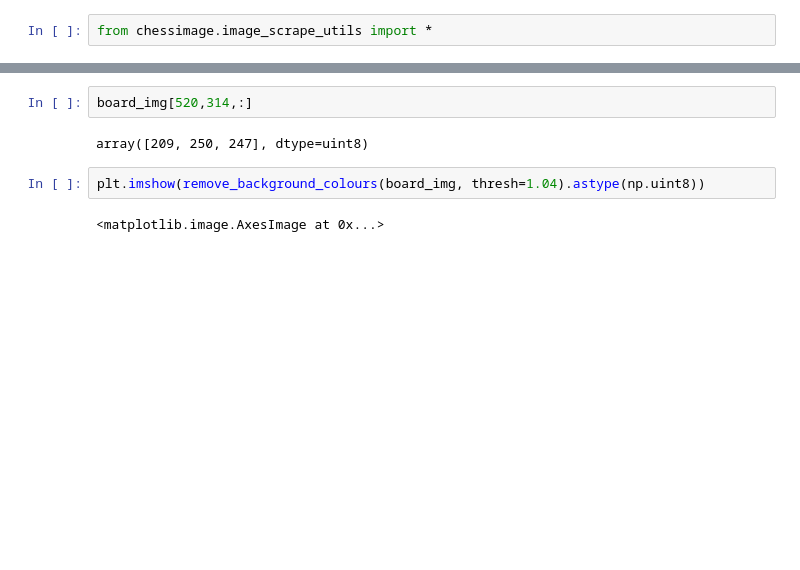
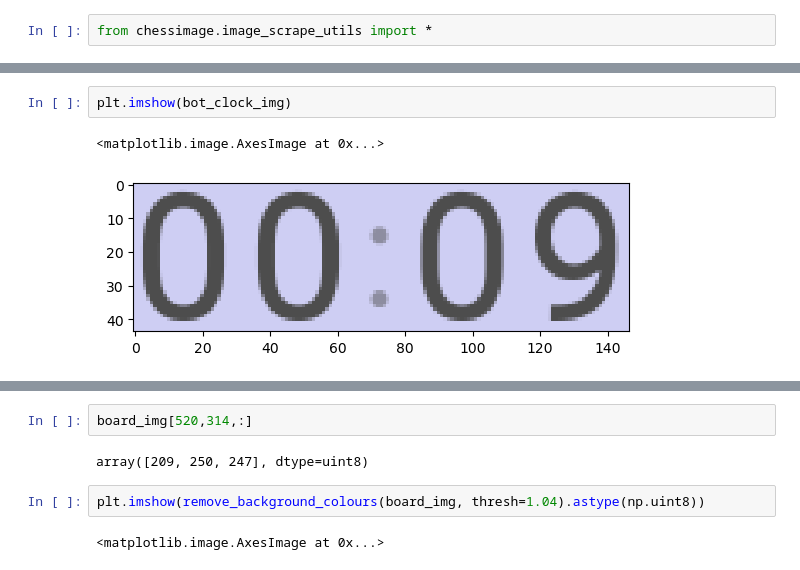
Before and after one commit to douavocado/humanchessplayer2, a Jupyter notebook: test_image_scrape_tools.ipynb, the cells around one changed output, grey strips where cells are left out. Cells and saved outputs as stored; diff of their text form; blank space fills up the shorter version.

```diff
--- a/test_image_scrape_tools.ipynb
+++ b/test_image_scrape_tools.ipynb
@@ -66,3 +67,8 @@ Opp time: 0
+# %%
+plt.imshow(bot_clock_img)
+# %% [output]
+<matplotlib.image.AxesImage at 0x...>
+[figure, added]
 # %%
 chess.Board(fen)
 # %% [output]
```
Also changed, not shown: parts of 13 cells of this notebook, 7 other files.
